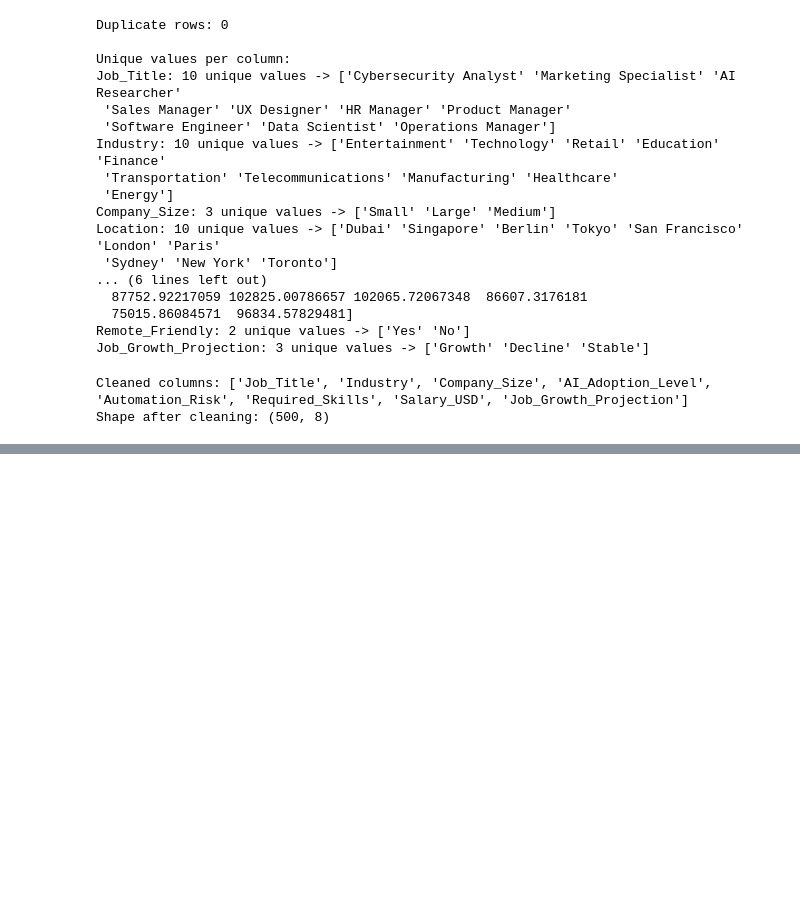
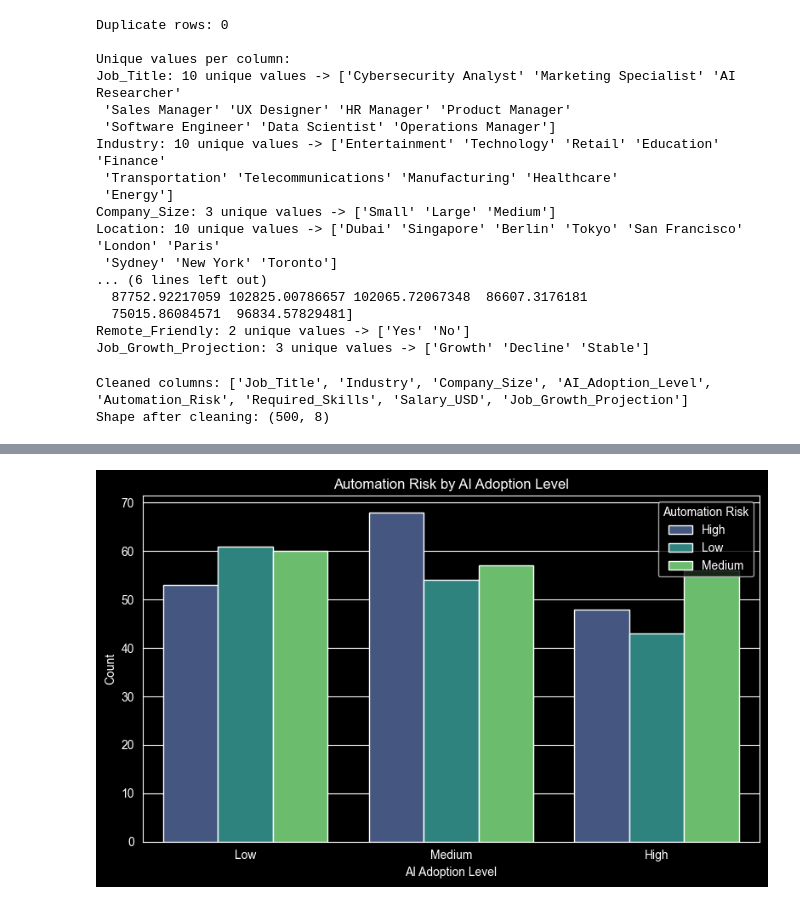
Before and after one commit to adrianofgnwn/AI-Automation-Risk-Predictor, a Jupyter notebook: notebooks/ai_automation_risk.ipynb, the cells around one changed output, grey strips where cells are left out. Saved outputs shown, nothing was run; the diff lists cells and outputs as text; code cells hidden in the pictures; blank space fills up the shorter version.

```diff
--- a/notebooks/ai_automation_risk.ipynb
+++ b/notebooks/ai_automation_risk.ipynb
@@ -96,0 +134,12 @@ Shape after cleaning: (500, 8)
+# %%
+# Automation Risk by AI Adoption Level
+plt.figure(figsize=(8, 5))
+sns.countplot(x='AI_Adoption_Level', data=df_clean, hue='Automation_Risk', palette='viridis', order=['Low', 'Medium', 'High'])
+plt.title('Automation Risk by AI Adoption Level')
+plt.xlabel('AI Adoption Level')
+plt.ylabel('Count')
+plt.legend(title='Automation Risk')
+plt.tight_layout()
+plt.show()
+# %% [output]
+[figure, added]
```
Also changed, not shown: parts of 6 cells of this notebook.
